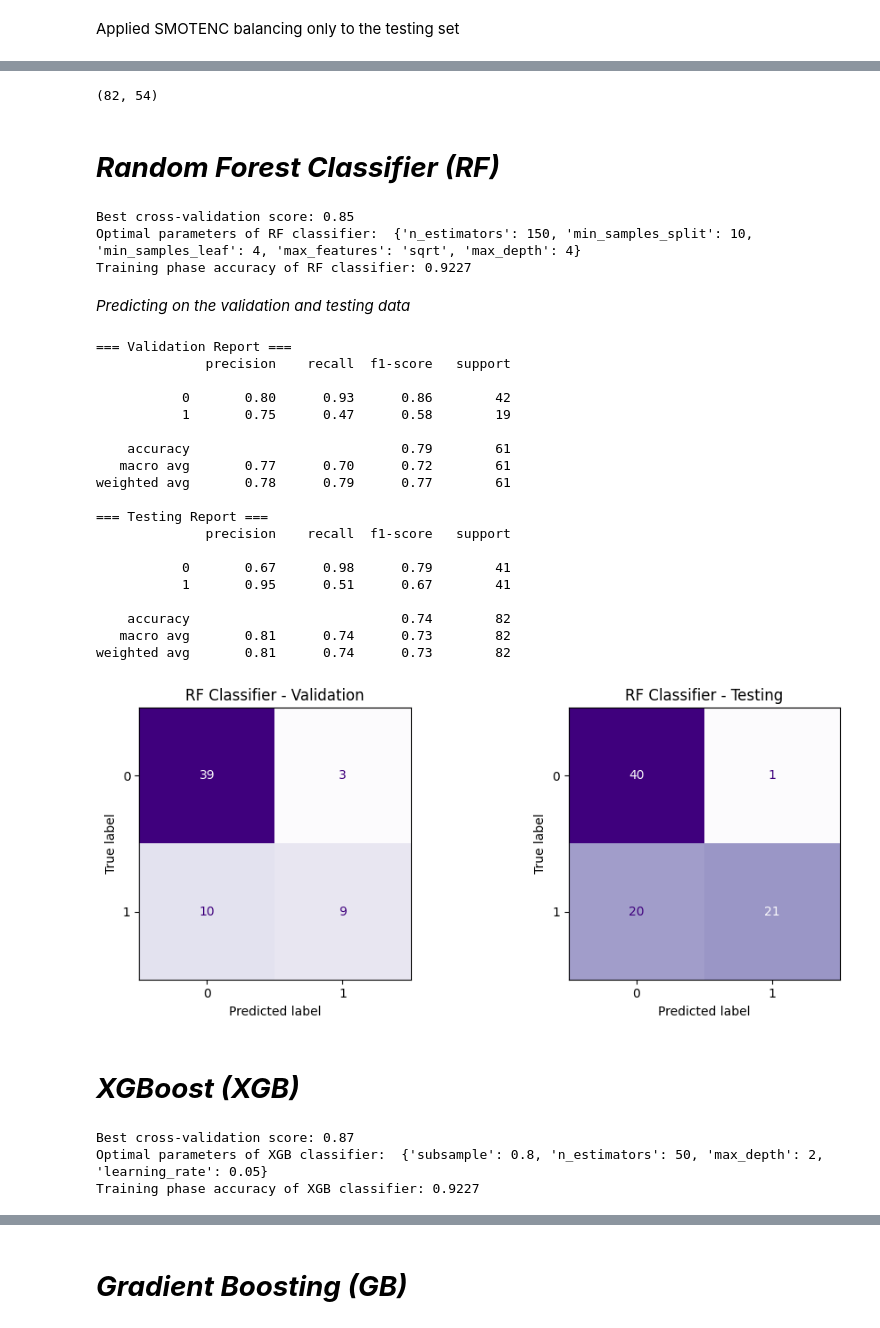
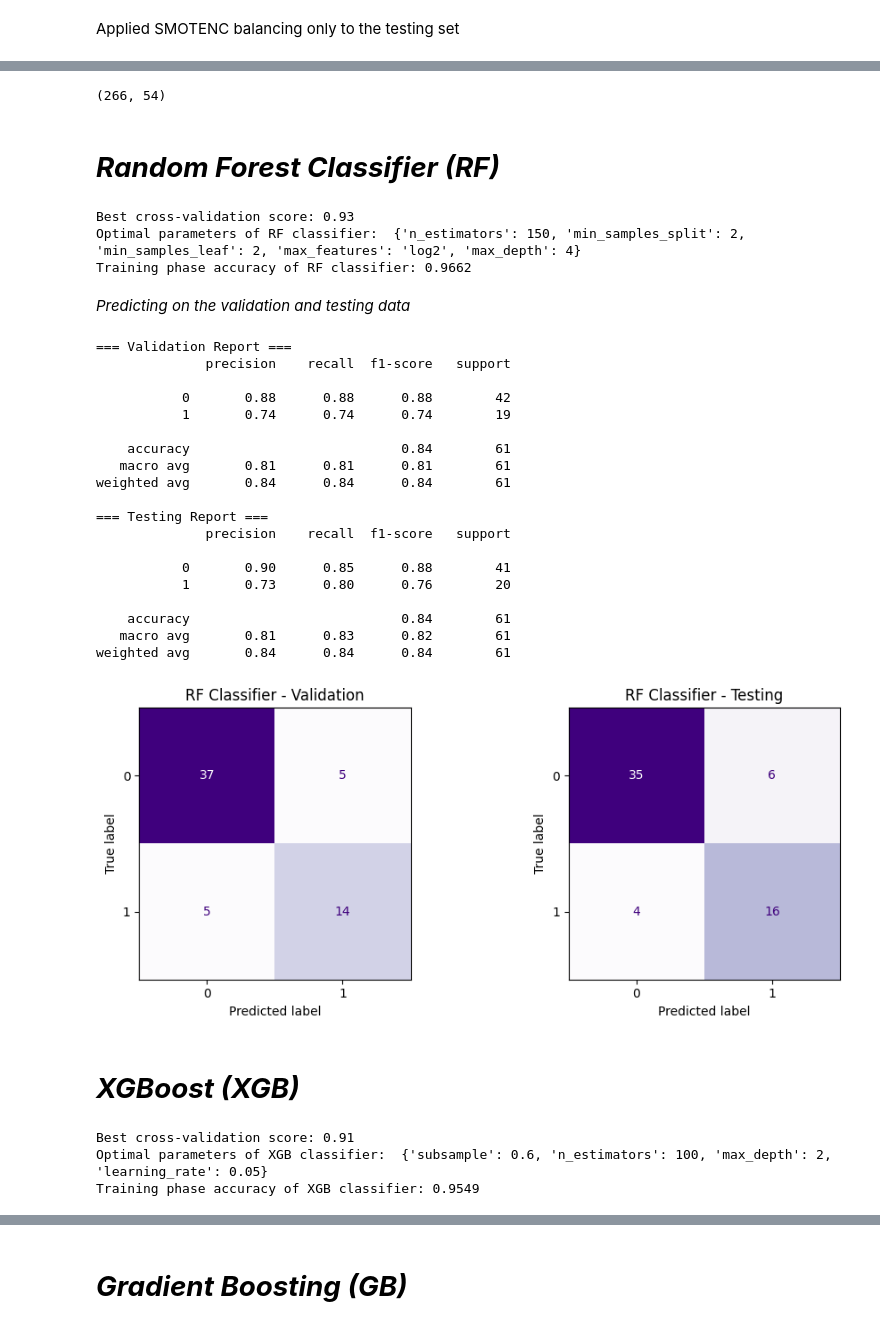
Before and after one commit to harighanapuram1329/Cardiovascular-Disease-Prediction-Using-Feature-Selection-and-Ensemble-Learning-Models, a Jupyter notebook: 2.With Original Features.ipynb, the cells around one changed output, grey strips where cells are left out. Drawn from its saved outputs; the diff is of its cells as text; code cells hidden in the pictures.

```diff
--- a/2.With Original Features.ipynb
+++ b/2.With Original Features.ipynb
@@ -42,12 +42,12 @@ The test set also holds 61 patient records, each with 54 features.
 # %% [markdown]
 # ***SMOTENC***
 # %%
-categorical_cols = [col for col in X_test.columns if X_test[col].nunique() <= 4]
-categorical_indices = [X_test.columns.get_loc(col) for col in categorical_cols]
+categorical_cols = [col for col in X_train.columns if X_train[col].nunique() <= 4]
+categorical_indices = [X_train.columns.get_loc(col) for col in categorical_cols]
 
 smote_nc = SMOTENC(categorical_features=categorical_indices, random_state=1)
-X_balanced, y_balanced = smote_nc.fit_resample(X_test, y_test)
+X_balanced, y_balanced = smote_nc.fit_resample(X_train, y_train)
 
-print("Imbalanced distribution:", Counter(y_test))
+print("Imbalanced distribution:", Counter(y_train))
 print("Balanced distribution:", Counter(y_balanced))
 # %% [output]
@@ -74,7 +74,7 @@ X_balanced
 # %%
 X_balanced.shape
 # %% [output]
-(82, 54)
+(266, 54)
 # %% [markdown]
 # ***Random Forest Classifier (RF)***
 # %%
@@ -86,20 +86,20 @@ param_random = {'n_estimators': [50, 100, 150],
 
 RF_mdl = RandomForestClassifier()
 RF_randomcv = RandomizedSearchCV(RF_mdl, param_random, n_iter=20, cv=5)
-RF_randomcv.fit(X_train, y_train)
+RF_randomcv.fit(X_balanced, y_balanced)
 RF_param = RF_randomcv.best_params_
 print("Best cross-validation score: {:.2f}".format(RF_randomcv.best_score_))
 print("Optimal parameters of RF classifier: ", RF_param)
 
 #Training RF model with optimal parameters
 RF_best_mdl = RandomForestClassifier(**RF_param)
-RF_best_mdl.fit(X_train, y_train)
-training_acc = RF_best_mdl.score(X_train, y_train)
+RF_best_mdl.fit(X_balanced, y_balanced)
+training_acc = RF_best_mdl.score(X_balanced, y_balanced)
 print(f"Training phase accuracy of RF classifier: {training_acc:.4f}")
 # %% [output]
-Best cross-validation score: 0.85
-Optimal parameters of RF classifier:  {'n_estimators': 150, 'min_samples_split': 10, 'min_samples_leaf': 4, 'max_features': 'sqrt', 'max_depth': 4}
-Training phase accuracy of RF classifier: 0.9227
+Best cross-validation score: 0.93
+Optimal parameters of RF classifier:  {'n_estimators': 150, 'min_samples_split': 2, 'min_samples_leaf': 2, 'max_features': 'log2', 'max_depth': 4}
+Training phase accuracy of RF classifier: 0.9662
 # %% [markdown]
 *Predicting on the validation and testing data*
 # %%
@@ -107,49 +107,49 @@ val_pred = RF_best_mdl.predict(X_val)
 print("=== Validation Report ===")
 print(classification_report(y_val, val_pred))
 
-test_pred = RF_best_mdl.predict(X_balanced)
+test_pred = RF_best_mdl.predict(X_test)
 print("=== Testing Report ===")
-print(classification_report(y_balanced, test_pred))
+print(classification_report(y_test, test_pred))
 # %% [output]
 === Validation Report ===
               precision    recall  f1-score   support
 
-           0       0.80      0.93      0.86        42
-           1       0.75      0.47      0.58        19
+           0       0.88      0.88      0.88        42
+           1       0.74      0.74      0.74        19
 
-    accuracy                           0.79        61
-   macro avg       0.77      0.70      0.72        61
-weighted avg       0.78      0.79      0.77        61
+    accuracy                           0.84        61
+   macro avg       0.81      0.81      0.81        61
+weighted avg       0.84      0.84      0.84        61
 
 === Testing Report ===
               precision    recall  f1-score   support
 
-           0       0.67      0.98      0.79        41
-           1       0.95      0.51      0.67        41
+           0       0.90      0.85      0.88        41
+           1       0.73      0.80      0.76        20
 
-    accuracy                           0.74        82
-   macro avg       0.81      0.74      0.73        82
-weighted avg       0.81      0.74      0.73        82
+    accuracy                           0.84        61
+   macro avg       0.81      0.83      0.82        61
+weighted avg       0.84      0.84      0.84        61
 # %%
 matrix_val = confusion_matrix(y_val, val_pred)
-matrix_test = confusion_matrix(y_balanced, test_pred)
+matrix_test = confusion_matrix(y_test, test_pred)
 
 fig, axs = plt.subplots(1, 2, figsize=(10, 4))
 
 # Plotting the validation confusion matrix
 disp_val = ConfusionMatrixDisplay(confusion_matrix=matrix_val, display_labels=[0, 1])
 disp_val.plot(ax=axs[0], cmap='Purples', colorbar=False)
 axs[0].set_title('RF Classifier - Validation')
 
 # Plotting the testing confusion matrix
 disp_test = ConfusionMatrixDisplay(confusion_matrix=matrix_test, display_labels=[0, 1])
 disp_test.plot(ax=axs[1], cmap='Purples', colorbar=False)
 axs[1].set_title('RF Classifier - Testing')
 
 plt.tight_layout()
 plt.show()
 # %% [output]
-[figure, old version]
+[figure, new version]
 # %% [markdown]
 # ***XGBoost (XGB)***
 # %%
@@ -160,20 +160,20 @@ param_random = {'n_estimators': [50, 80, 100],
 
 XGB_mdl = XGBClassifier()
 XGB_randomcv = RandomizedSearchCV(XGB_mdl, param_random, n_iter=20, cv=5)
-XGB_randomcv.fit(X_train, y_train)
+XGB_randomcv.fit(X_balanced, y_balanced)
 XGB_param = XGB_randomcv.best_params_
 print("Best cross-validation score: {:.2f}".format(XGB_randomcv.best_score_))
 print("Optimal parameters of XGB classifier: ", XGB_param)
 
 #Training XGB model with optimal parameters
 XGB_best_mdl = XGBClassifier(**XGB_param)
-XGB_best_mdl.fit(X_train, y_train)
-training_acc = XGB_best_mdl.score(X_train, y_train)
+XGB_best_mdl.fit(X_balanced, y_balanced)
+training_acc = XGB_best_mdl.score(X_balanced, y_balanced)
 print(f"Training phase accuracy of XGB classifier: {training_acc:.4f}")
 # %% [output]
-Best cross-validation score: 0.87
-Optimal parameters of XGB classifier:  {'subsample': 0.8, 'n_estimators': 50, 'max_depth': 2, 'learning_rate': 0.05}
-Training phase accuracy of XGB classifier: 0.9227
+Best cross-validation score: 0.91
+Optimal parameters of XGB classifier:  {'subsample': 0.6, 'n_estimators': 100, 'max_depth': 2, 'learning_rate': 0.05}
+Training phase accuracy of XGB classifier: 0.9549
 # %%
 val_pred = XGB_best_mdl.predict(X_val)
 print("=== Validation Report ===")
```
Also changed, not shown: parts of 7 cells of this notebook.
